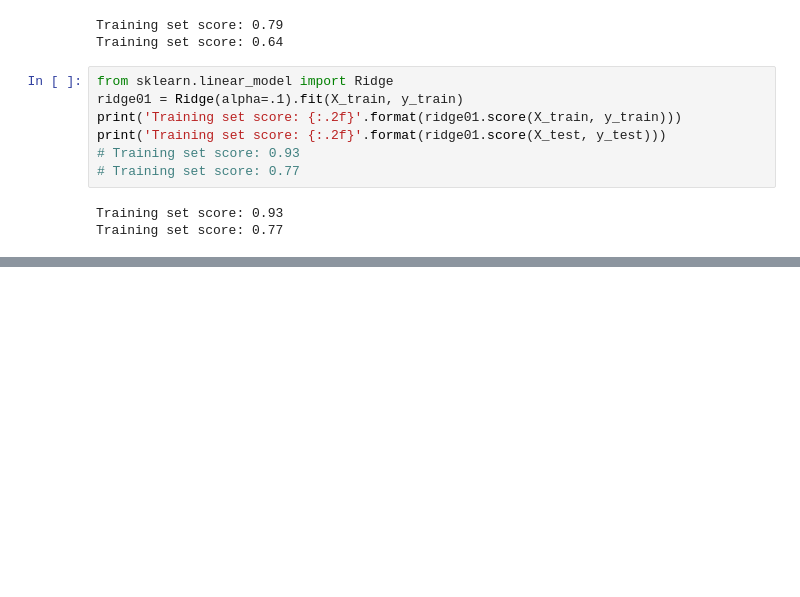
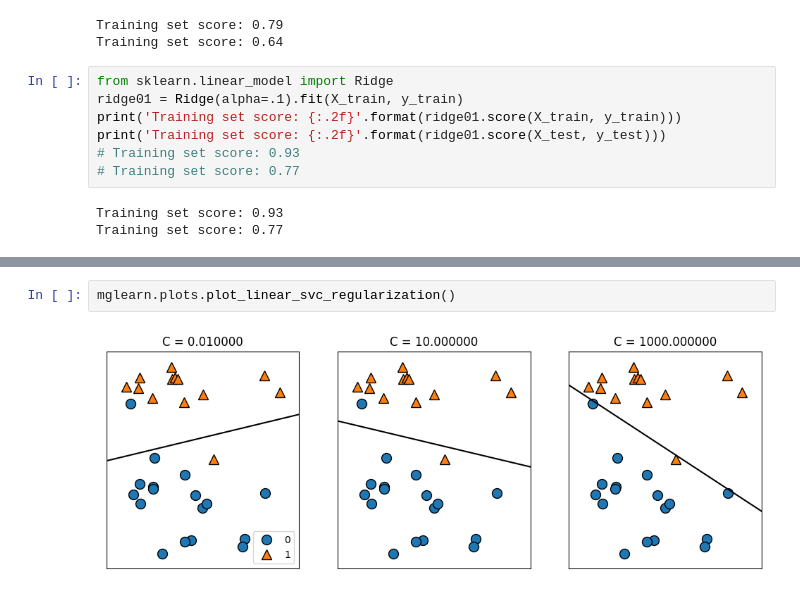
Before and after one commit to JPL-JUNO/Introduction-to-Machine-Learning-with-Python, a Jupyter notebook: Codes/Ch2.ipynb, the cells around one changed output, grey strips where cells are left out. Drawn from its saved outputs; the diff is of its cells as text; blank space fills up the shorter version.

```diff
--- a/Codes/Ch2.ipynb
+++ b/Codes/Ch2.ipynb
@@ -345,0 +449,4 @@ plt.show()
+# %%
+mglearn.plots.plot_linear_svc_regularization()
+# %% [output]
+[figure, added]
```
Also changed, not shown: parts of 24 cells of this notebook, 6 other files.
